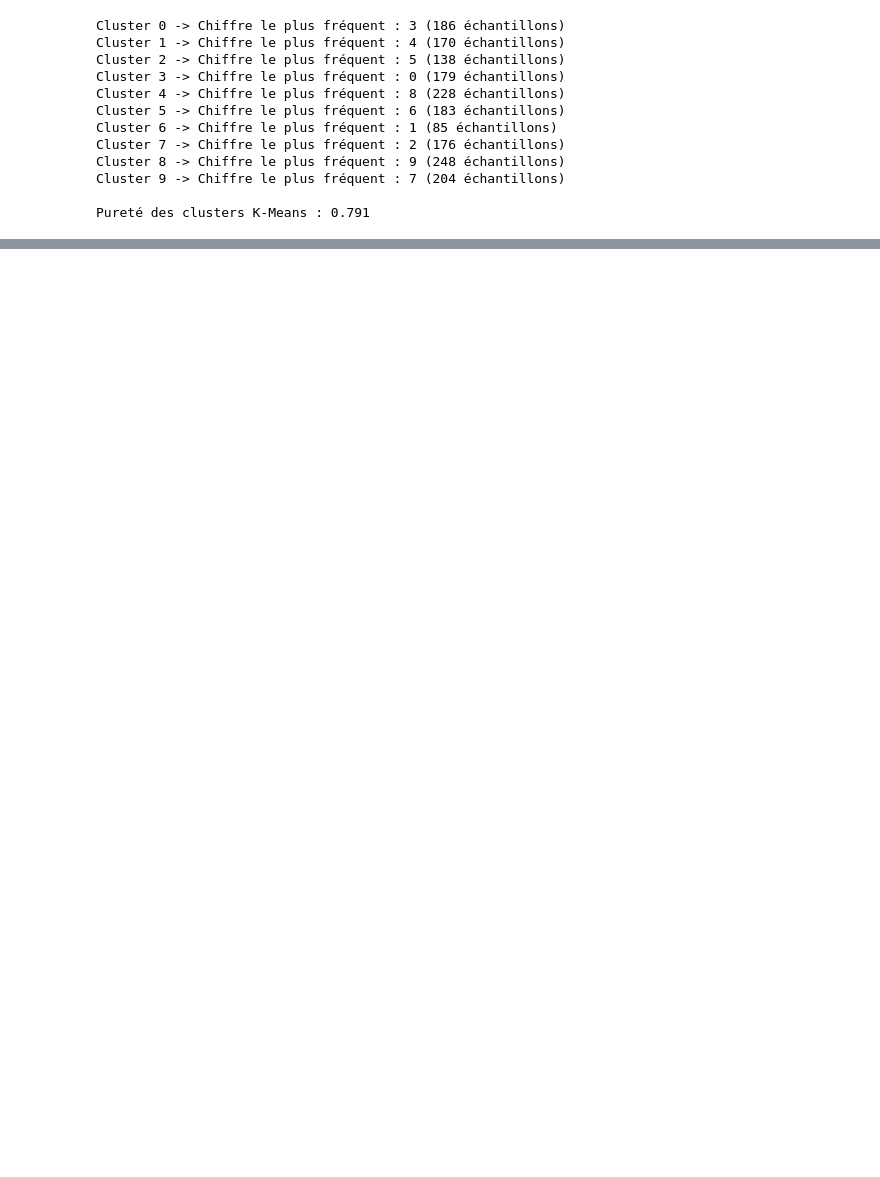
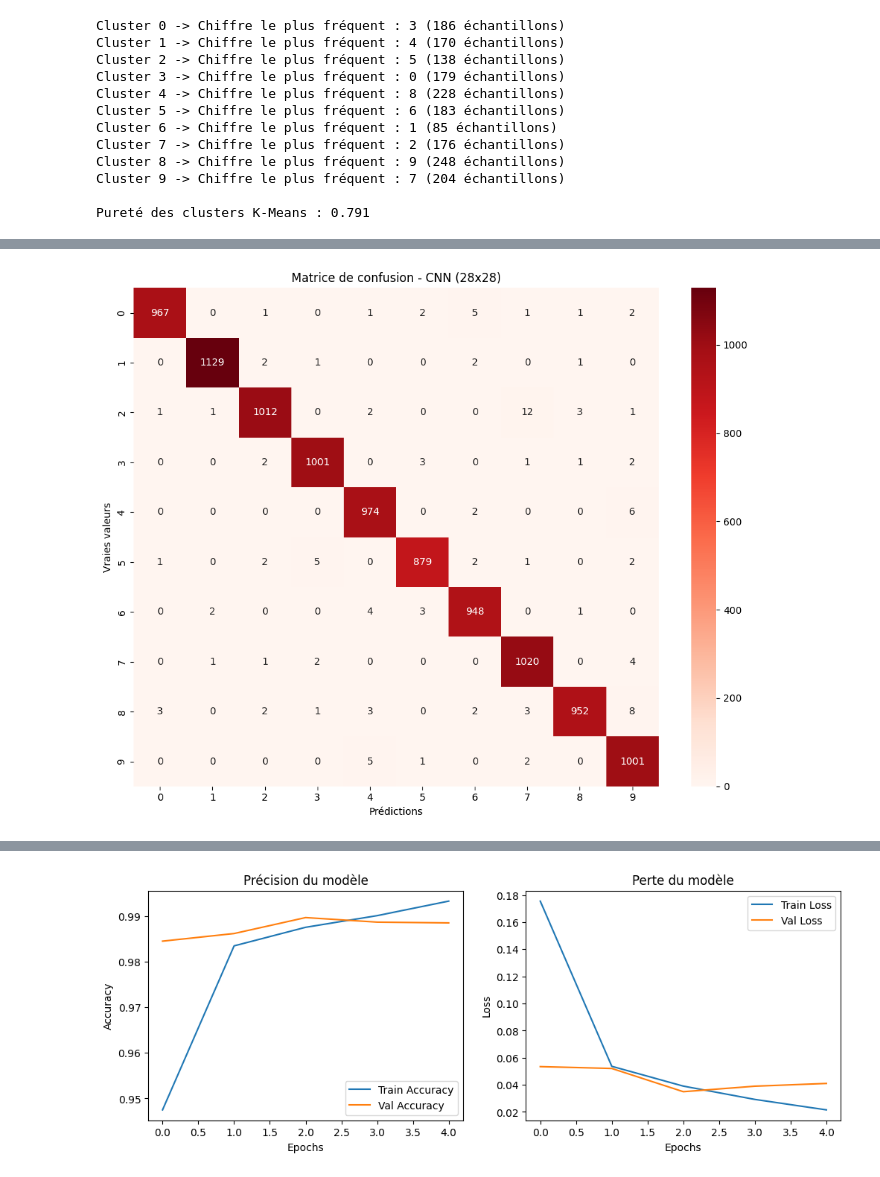
Before and after one commit to Grouloo/module4-brief2, a Jupyter notebook: notebook.ipynb, the cells around one changed output, grey strips where cells are left out. Saved outputs shown, nothing was run; the diff lists cells and outputs as text; code cells hidden in the pictures; blank space fills up the shorter version.

```diff
--- a/notebook.ipynb
+++ b/notebook.ipynb
@@ -232,0 +232,19 @@ weighted avg       0.96      0.96      0.96       360
+# %%
+import tensorflow as tf
+from tensorflow.keras import layers, models, datasets, utils
+
+# Chargement du dataset MNIST (28x28)
+(X_train_full, y_train_full), (X_test_full, y_test_full) = datasets.mnist.load_data()
+
+print(f"Dataset MNIST 28x28 - Train : {X_train_full.shape}, Test : {X_test_full.shape}")
+
+# Prétraitement des données pour le CNN
+# 1. Redimensionner pour ajouter le canal de couleur (28, 28, 1)
+X_train_cnn = X_train_full.reshape(-1, 28, 28, 1).astype('float32') / 255.0
+X_test_cnn = X_test_full.reshape(-1, 28, 28, 1).astype('float32') / 255.0
+
+# 2. Encodage One-Hot des labels
+y_train_cat = utils.to_categorical(y_train_full, 10)
+y_test_cat = utils.to_categorical(y_test_full, 10)
+
+print(f"Forme des données CNN : {X_train_cnn.shape}")
@@ -232,0 +319,44 @@ weighted avg       0.96      0.96      0.96       360
+# %%
+# Évaluation sur le test set
+test_loss, test_acc = model.evaluate(X_test_cnn, y_test_cat, verbose=0)
+print(f"\nAccuracy sur le test (CNN) : {test_acc:.4f}")
+
+# Prédictions
+y_pred_probs = model.predict(X_test_cnn)
+y_pred_cnn = np.argmax(y_pred_probs, axis=1)
+
+# Matrice de confusion
+conf_matrix_cnn = confusion_matrix(y_test_full, y_pred_cnn)
+
+plt.figure(figsize=(10, 8))
+sns.heatmap(conf_matrix_cnn, annot=True, fmt='d', cmap='Reds', # Changement de couleur pour distinguer
+            xticklabels=range(10), yticklabels=range(10))
+plt.xlabel('Prédictions')
+plt.ylabel('Vraies valeurs')
+plt.title('Matrice de confusion - CNN (28x28)')
+plt.tight_layout()
+plt.show()
+
+# Rapport de classification
+print("\n=== Rapport de classification (CNN) ===")
+print(classification_report(y_test_full, y_pred_cnn))
+
+# Courbes d'apprentissage
+plt.figure(figsize=(12, 4))
+plt.subplot(1, 2, 1)
+plt.plot(history.history['accuracy'], label='Train Accuracy')
+plt.plot(history.history['val_accuracy'], label='Val Accuracy')
+plt.title('Précision du modèle')
+plt.xlabel('Epochs')
+plt.ylabel('Accuracy')
+plt.legend()
+
+plt.subplot(1, 2, 2)
+plt.plot(history.history['loss'], label='Train Loss')
+plt.plot(history.history['val_loss'], label='Val Loss')
+plt.title('Perte du modèle')
+plt.xlabel('Epochs')
+plt.ylabel('Loss')
+plt.legend()
+plt.show()
+# %% [output]
@@ -232,0 +365 @@ weighted avg       0.96      0.96      0.96       360
+[figure, added]
@@ -232,0 +383 @@ weighted avg       0.96      0.96      0.96       360
+[figure, added]
```
Also changed, not shown: parts of 21 cells of this notebook.
